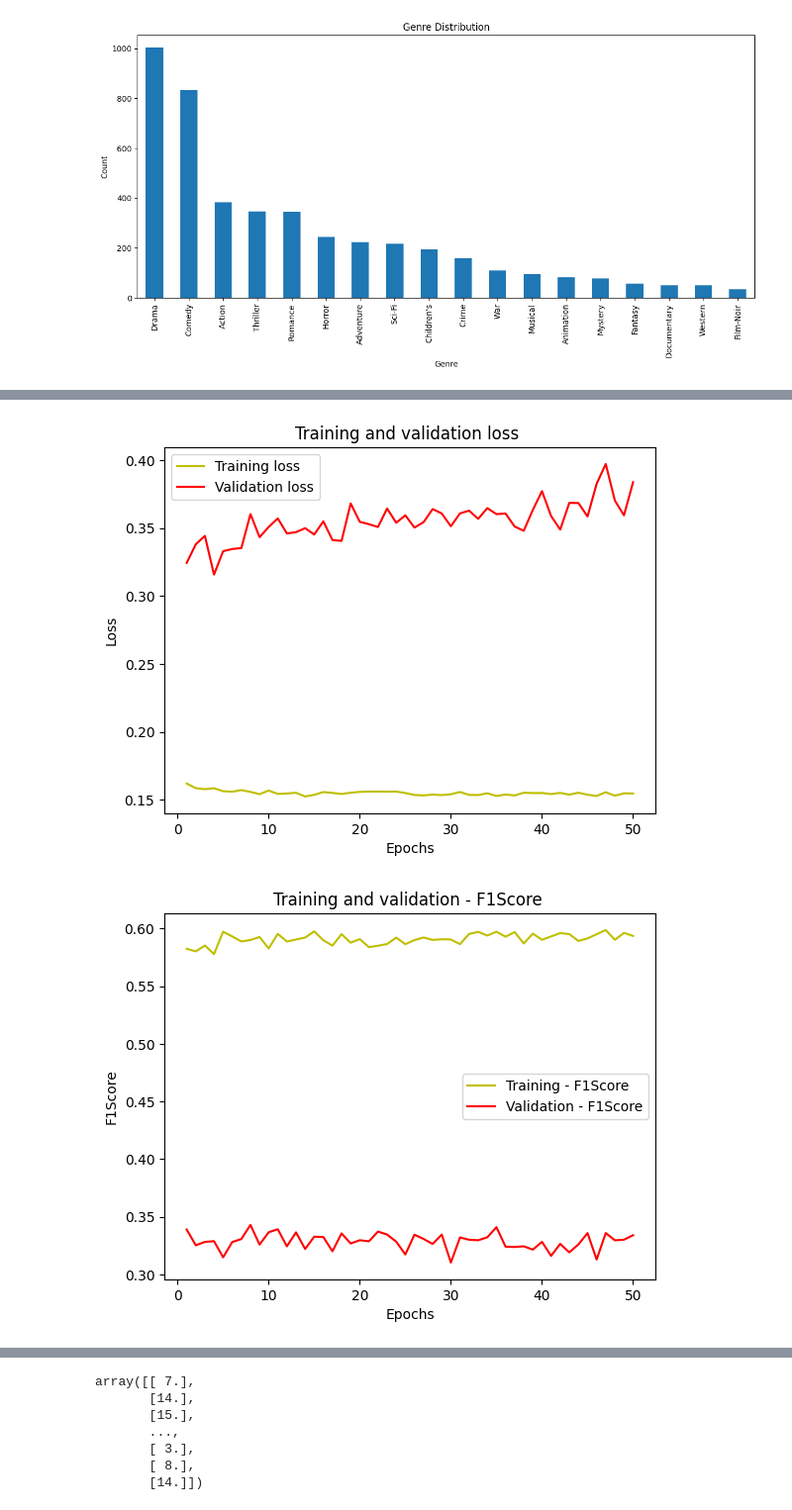
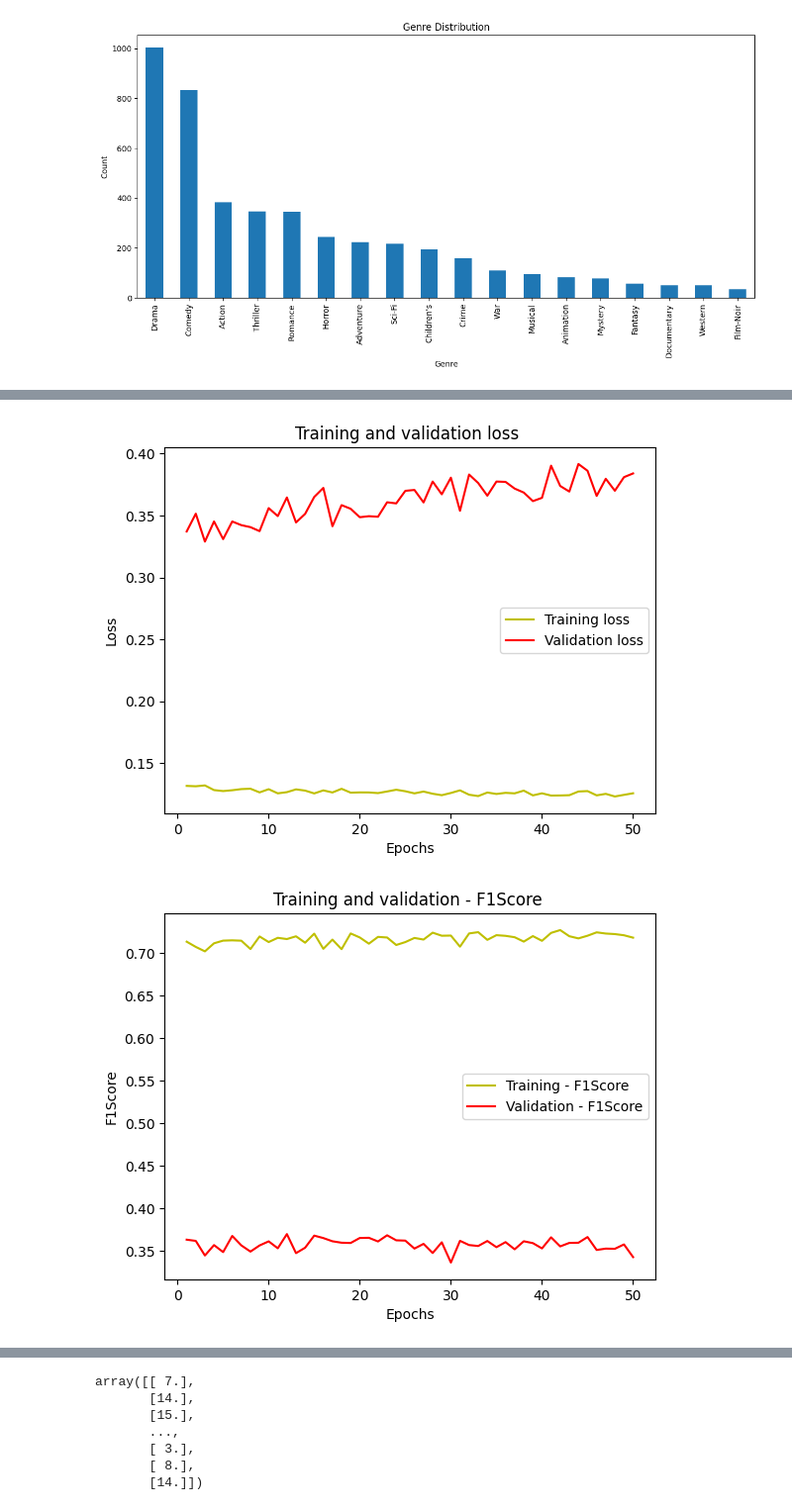
Before and after one commit to NthMark/Movies-Classification, a Jupyter notebook: INT3405E_Final_project/Train model.ipynb, the cells around one changed output, grey strips where cells are left out. Shown at 99% size. Saved outputs shown, nothing was run; the diff lists cells and outputs as text; code cells hidden in the pictures.

```diff
--- a/INT3405E_Final_project/Train model.ipynb
+++ b/INT3405E_Final_project/Train model.ipynb
@@ -138,7 +138,7 @@ def f1_m(y_true, y_pred):
     return 2*((precision*recall)/(precision+recall+K.epsilon()))
 # %%
 def basemodel(num_classes, mode, learning_rate):
-    base_model = DenseNet121(include_top=False, input_shape=(SIZE, SIZE, 3))
+    base_model = DenseNet121(weights = '/kaggle/input/densenet121-weight/densenet121_weights_tf_dim_ordering_tf_kernels_notop.h5',include_top=False, input_shape=(SIZE, SIZE, 3))
     # Add a global spatial average pooling layer
     x = base_model.output
     x = GlobalAveragePooling2D()(x)
@@ -156,6 +156,14 @@ def basemodel(num_classes, mode, learning_rate):
     model.compile(optimizer=Adam(lr = learning_rate), loss='binary_crossentropy',
                   metrics=[f1_m,precision_m, recall_m])
     return model
+# %%
+def mode(mode):
+    if mode == 0:
+        model = basemodel(18, False, 0.001)
+    elif mode == 1:
+        model = basemodel(18, True, 0.00001)
+    return model
+# model.summary()
 # %%
 es = EarlyStopping(monitor='val_loss', mode='min', verbose=1, patience=50)
 mc = ModelCheckpoint('/kaggle/working/best_weights_32.h5',
@@ -167,5 +172,8 @@ model = basemodel(18, False, 0.001)
 # %%
-model.load_weights('/kaggle/input/data32/best_weights_32.h5')
+file_path = '/kaggle/input/dataweight/best_weights_32.h5'
+model = mode(0)
+if os.path.exists(file_path):
+    model.load_weights(file_path)
 
 history = model.fit(x_train, y_train,verbose = 1, epochs=50, validation_data=(x_test, y_test),
                     batch_size = 64, callbacks=[mc, es])
@@ -213,5 +221,5 @@ Epoch 50: val_f1_m did not improve from 0.34298
-[figure, old version]
+[figure, new version]
-[figure, old version]
+[figure, new version]
 # %%
 predictions = model.predict(x_test)
 sorted_prediction_ids = np.argsort(-predictions, axis=1)
```
Also changed, not shown: parts of 10 cells of this notebook, 1 other file.
